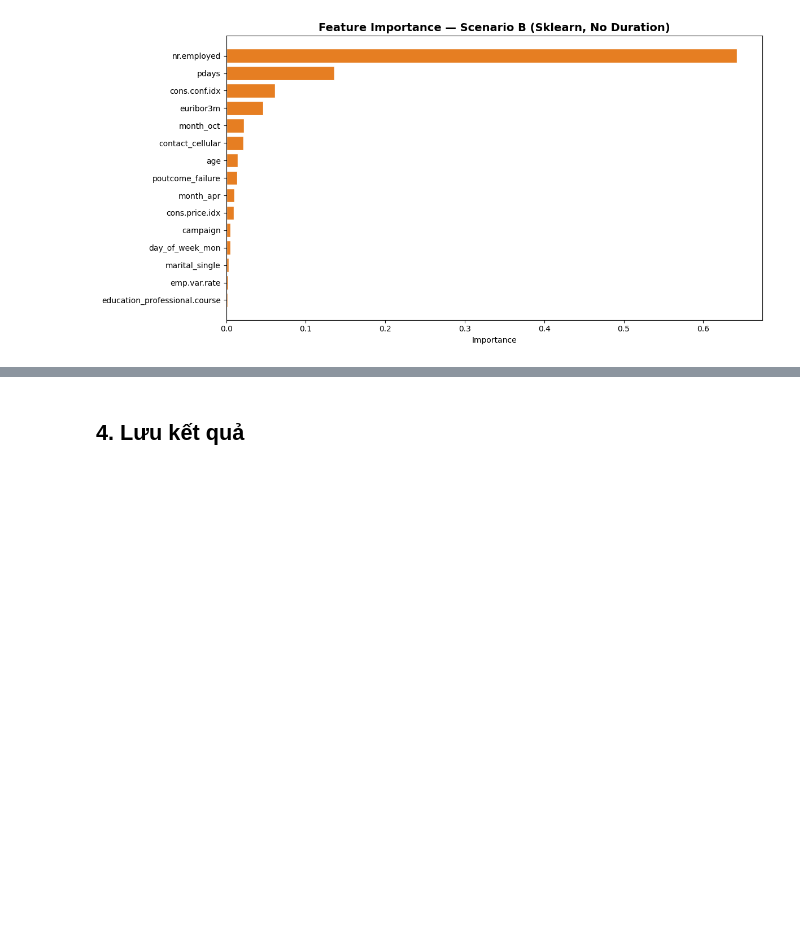
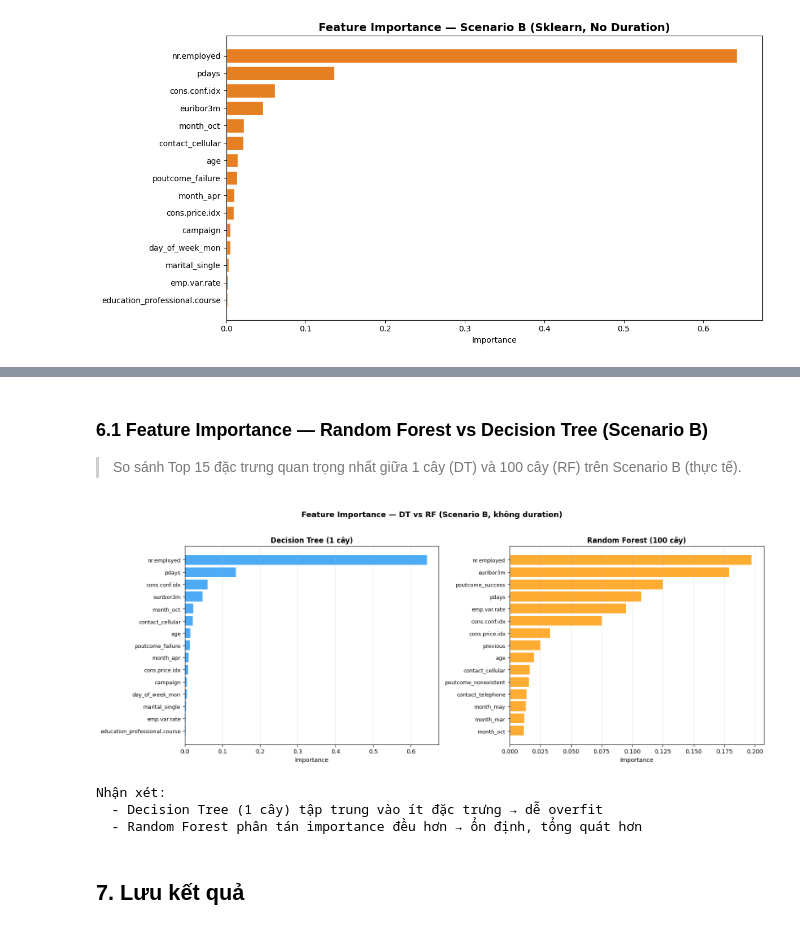
Before and after one commit to thacbaonguyen/data_mining, a Jupyter notebook: notebooks/04_sklearn.ipynb, the cells around one changed output, grey strips where cells are left out. Saved outputs shown, nothing was run; the diff lists cells and outputs as text; code cells hidden in the pictures; blank space fills up the shorter version.

```diff
--- a/notebooks/04_sklearn.ipynb
+++ b/notebooks/04_sklearn.ipynb
@@ -169,0 +220,20 @@ plt.show()
+# %%
+# === RANDOM FOREST — SCENARIO A ===
+rf_A = RandomForestClassifier(n_estimators=100, max_depth=5, random_state=42, n_jobs=-1)
+rf_A.fit(d_A["X_train"], d_A["y_train"])
+y_rf_A = rf_A.predict(d_A["X_test"])
+
+print("=" * 60)
+print("  RANDOM FOREST (100 cây) — SCENARIO A (CÓ DURATION)")
+print("=" * 60)
+print(classification_report(d_A["y_test"], y_rf_A, target_names=["no", "yes"]))
+
+# === RANDOM FOREST — SCENARIO B ===
+rf_B = RandomForestClassifier(n_estimators=100, max_depth=5, random_state=42, n_jobs=-1)
+rf_B.fit(d_B["X_train"], d_B["y_train"])
+y_rf_B = rf_B.predict(d_B["X_test"])
+
+print("=" * 60)
+print("  RANDOM FOREST (100 cây) — SCENARIO B (KHÔNG DURATION)")
+print("=" * 60)
+print(classification_report(d_B["y_test"], y_rf_B, target_names=["no", "yes"]))
@@ -170,5 +258,45 @@ plt.show()
+# %% [markdown]
+### 6.1 Feature Importance — Random Forest vs Decision Tree (Scenario B)
+
+> So sánh Top 15 đặc trưng quan trọng nhất giữa 1 cây (DT) và 100 cây (RF) trên Scenario B (thực tế).
+# %%
+fig, axes = plt.subplots(1, 2, figsize=(16, 6))
+
+# DT importance
+imp_dt = sk_B.feature_importances_
+idx_dt = np.argsort(imp_dt)[::-1][:15]
+axes[0].barh(range(15), imp_dt[idx_dt][::-1], color="#2196F3", alpha=0.8)
+axes[0].set_yticks(range(15))
+axes[0].set_yticklabels([d_B["feature_names"][i] for i in idx_dt][::-1], fontsize=9)
+axes[0].set_xlabel("Importance")
+axes[0].set_title("Decision Tree (1 cây)", fontweight="bold")
+axes[0].grid(True, axis="x", alpha=0.3)
+
+# RF importance
+imp_rf = rf_B.feature_importances_
+idx_rf = np.argsort(imp_rf)[::-1][:15]
+axes[1].barh(range(15), imp_rf[idx_rf][::-1], color="#FF9800", alpha=0.8)
+axes[1].set_yticks(range(15))
+axes[1].set_yticklabels([d_B["feature_names"][i] for i in idx_rf][::-1], fontsize=9)
+axes[1].set_xlabel("Importance")
+axes[1].set_title("Random Forest (100 cây)", fontweight="bold")
+axes[1].grid(True, axis="x", alpha=0.3)
+
+plt.suptitle("Feature Importance — DT vs RF (Scenario B, không duration)", fontweight="bold", fontsize=13, y=1.02)
+plt.tight_layout()
+plt.savefig(REPORT_DIR + "/04_importance_dt_vs_rf.png", dpi=150, bbox_inches="tight")
+plt.show()
+
+print("\nNhận xét:")
+print("  - Decision Tree (1 cây) tập trung vào ít đặc trưng → dễ overfit")
+print("  - Random Forest phân tán importance đều hơn → ổn định, tổng quát hơn")
+# %% [output]
+[figure, added]
+Nhận xét:
+  - Decision Tree (1 cây) tập trung vào ít đặc trưng → dễ overfit
+  - Random Forest phân tán importance đều hơn → ổn định, tổng quát hơn
 # %% [markdown]
-## 4. Lưu kết quả
+## 7. Lưu kết quả
 # %%
 sk_report_A = classification_report(d_A["y_test"], y_sk_A, target_names=["no", "yes"], output_dict=True)
 sk_report_B = classification_report(d_B["y_test"], y_sk_B, target_names=["no", "yes"], output_dict=True)
```
Also changed, not shown: parts of 6 cells of this notebook, 5 other files.
